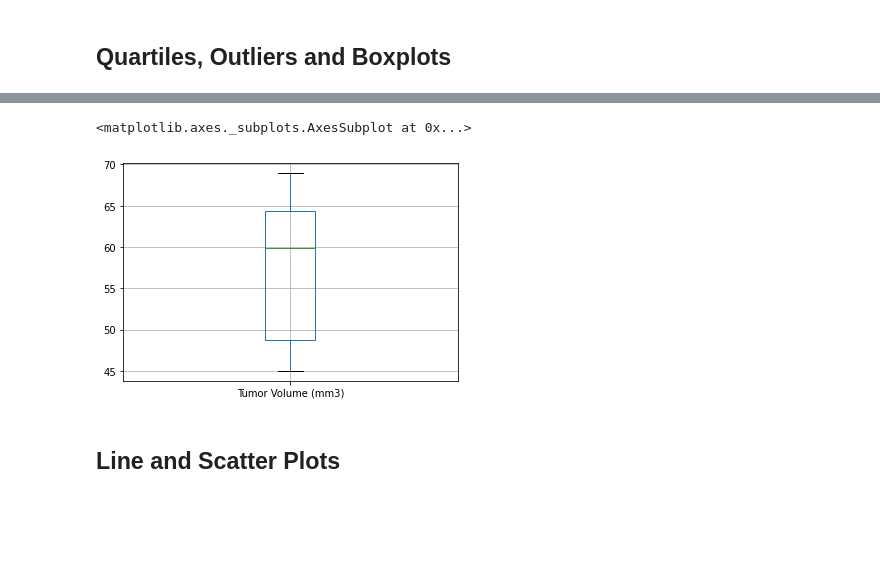
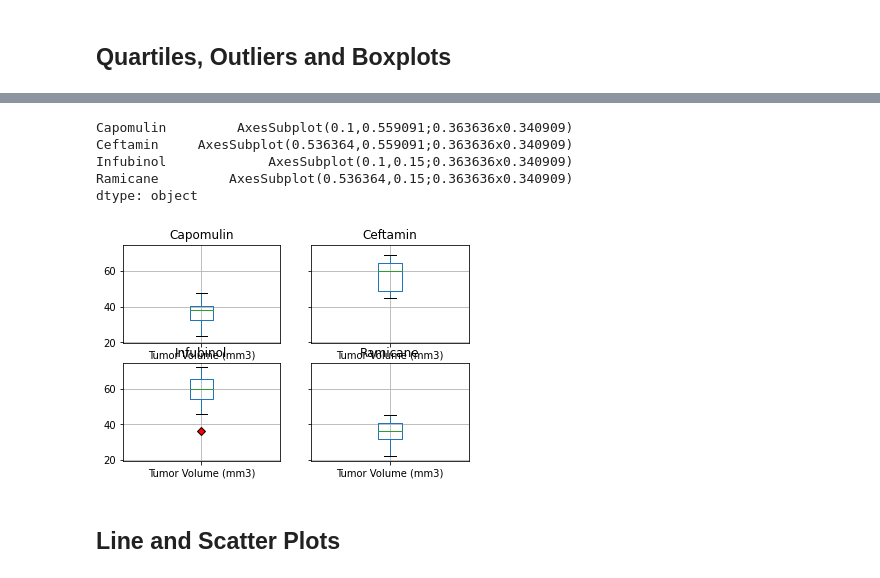
Before and after one commit to niyioyedele/matplotlib-chalenge, a Jupyter notebook: pymaceuticals_starter.ipynb, the cells around one changed output, grey strips where cells are left out. Cells and saved outputs as stored; diff of their text form; code cells hidden in the pictures; blank space fills up the shorter version.

```diff
--- a/pymaceuticals_starter.ipynb
+++ b/pymaceuticals_starter.ipynb
@@ -228,42 +259,42 @@ last_tim_df = pd.DataFrame(last_tim)
 
 last_tim_df
 
-last_tim = last_tim.reset_index()
-max_vol_df = last_tim.merge(new_mouse_df,on=['Mouse ID','Timepoint'],how="left")
+#last_tim = last_tim.reset_index()
+#max_vol_df = last_tim.merge(new_mouse_df,on=['Mouse ID','Timepoint'],how="left")
 
-#max_vol_df = pd.merge(new_mouse_df,last_tim_df,on='Mouse ID')
+max_vol_df = pd.merge(new_mouse_df,last_tim_df,on=['Mouse ID'])
 
 max_vol_df
 
 
 
 #for row in max_vol_df:
-# if max_vol_df['Drug Regimen']=='Capomulin' and max_vol_df['Timepoint_x']==max_vol_df['Timepoint_y']:
-       # cap_vol.append['Tumor Volume (mm3)']
+ #if max_vol_df['Drug Regimen']=='Capomulin' and max_vol_df['Timepoint_x']==max_vol_df['Timepoint_y']:
+        #cap_vol.append['Tumor Volume (mm3)']
 #cap_vol
 
-#cap_max_vol_df = max_vol_df.loc[(max_vol_df['Drug Regimen']=='Capomulin') & (max_vol_df['Timepoint_x']==max_vol_df['Timepoint_y'])][['Mouse ID','Drug Regimen','Tumor Volume (mm3)']]
+cap_max_vol_df = max_vol_df.loc[(max_vol_df['Drug Regimen']=='Capomulin') & (max_vol_df['Timepoint_x']==max_vol_df['Timepoint_y'])][['Mouse ID','Drug Regimen','Tumor Volume (mm3)']]
 
-#cap_max_vol_df
+cap_max_vol_df
 
-#ram_max_vol_df = max_vol_df.loc[(max_vol_df['Drug Regimen']=='Ramicane') & (max_vol_df['Timepoint_x']==max_vol_df['Timepoint_y'])][['Mouse ID','Drug Regimen','Tumor Volume (mm3)']]
+ram_max_vol_df = max_vol_df.loc[(max_vol_df['Drug Regimen']=='Ramicane') & (max_vol_df['Timepoint_x']==max_vol_df['Timepoint_y'])][['Mouse ID','Drug Regimen','Tumor Volume (mm3)']]
 
-#ram_max_vol_df
+ram_max_vol_df
 
 
-#inf_max_vol_df = max_vol_df.loc[(max_vol_df['Drug Regimen']=='Infubinol') & (max_vol_df['Timepoint_x']==max_vol_df['Timepoint_y'])][['Mouse ID','Drug Regimen','Tumor Volume (mm3)']]
+inf_max_vol_df = max_vol_df.loc[(max_vol_df['Drug Regimen']=='Infubinol') & (max_vol_df['Timepoint_x']==max_vol_df['Timepoint_y'])][['Mouse ID','Drug Regimen','Tumor Volume (mm3)']]
 
-#inf_max_vol_df
+inf_max_vol_df
 
 
-#cef_max_vol_df = max_vol_df.loc[(max_vol_df['Drug Regimen']=='Ceftamin') & (max_vol_df['Timepoint_x']==max_vol_df['Timepoint_y'])][['Mouse ID','Drug Regimen','Tumor Volume (mm3)']]
+cef_max_vol_df = max_vol_df.loc[(max_vol_df['Drug Regimen']=='Ceftamin') & (max_vol_df['Timepoint_x']==max_vol_df['Timepoint_y'])][['Mouse ID','Drug Regimen','Tumor Volume (mm3)']]
 
-#cef_max_vol_df
+cef_max_vol_df
 
 
-#reg_max_vol_df = pd.concat([cap_max_vol_df, ram_max_vol_df, inf_max_vol_df, cef_max_vol_df])
+reg_max_vol_df = pd.concat([cap_max_vol_df, ram_max_vol_df, inf_max_vol_df, cef_max_vol_df])
 
-#reg_max_vol_df
+reg_max_vol_df
 
 #reg_max_vol_df[['Mouse ID','Drug Regimen','Tumor Volume (mm3)']]
 # %% [output]
@@ -348,12 +355,25 @@ Ceftamin's potential outliers: Series([], Name: Tumor Volume (mm3), dtype: float
 # %%
 # Generate a box plot of the final tumor volume of each mouse across four regimens of interest
 
-final_tumor_vol_df = pd.DataFrame(final_tumor_vol)
+#for drug in treatment:
 
-final_tumor_vol_df.boxplot()
+
+    #final_tumor_vol_df = pd.DataFrame(final_tumor_vol)
+
+    #
+    # final_tumor_vol_df
+new_df = reg_max_vol_df.groupby('Drug Regimen')
+
+red_diamond = dict(markerfacecolor='r',marker='D')
+
+new_df.boxplot(flierprops=red_diamond)
 # %% [output]
-<matplotlib.axes._subplots.AxesSubplot at 0x...>
+Capomulin         AxesSubplot(0.1,0.559091;0.363636x0.340909)
+Ceftamin     AxesSubplot(0.536364,0.559091;0.363636x0.340909)
+Infubinol             AxesSubplot(0.1,0.15;0.363636x0.340909)
+Ramicane         AxesSubplot(0.536364,0.15;0.363636x0.340909)
+dtype: object
-[figure, old version]
+[figure, new version]
 # %% [markdown]
 ## Line and Scatter Plots
 # %%
```
Also changed, not shown: parts of 12 cells of this notebook.
